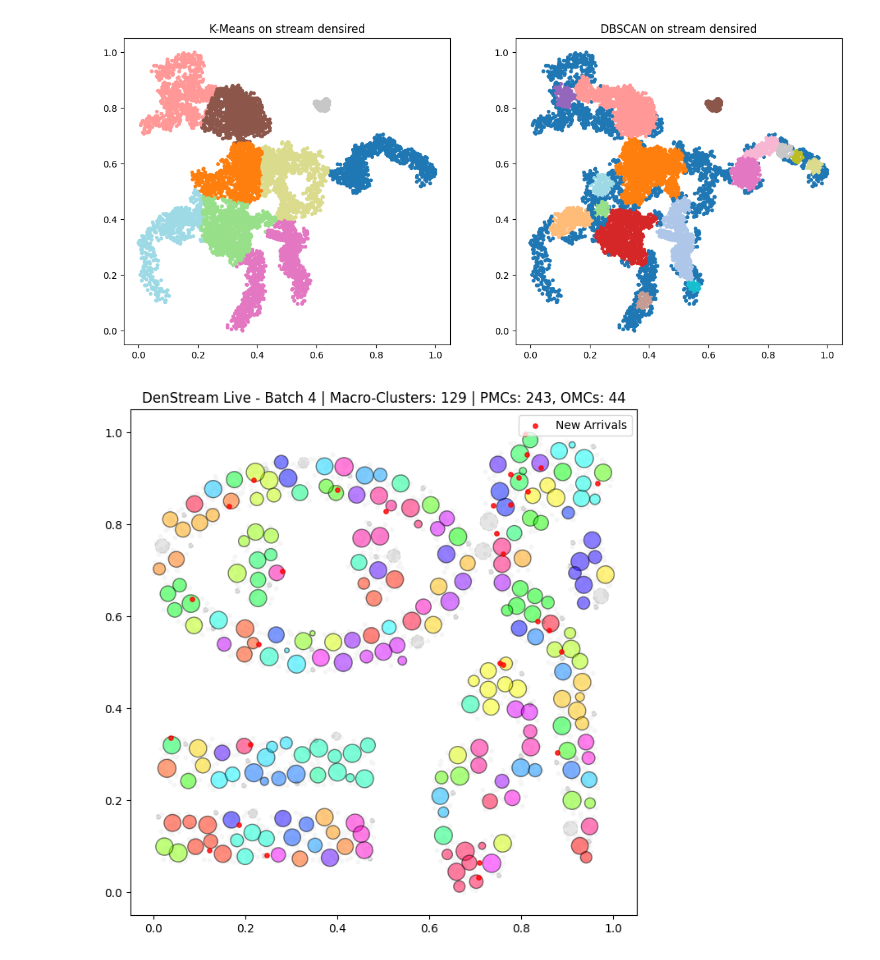
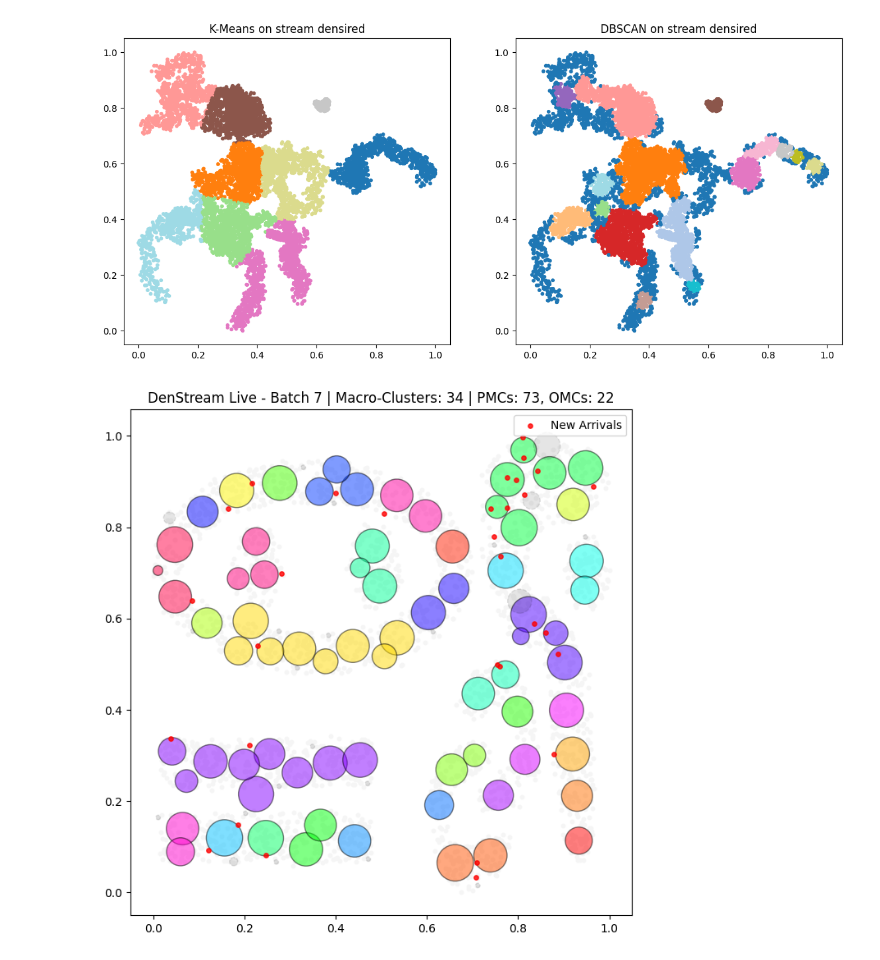
Before and after one commit to justfeelix/denstream, a Jupyter notebook: playground.ipynb, the cells around one changed output. Saved outputs shown, nothing was run; the diff lists cells and outputs as text; code cells hidden in the pictures.

```diff
--- a/playground.ipynb
+++ b/playground.ipynb
@@ -126,9 +126,9 @@ X, _ = datahandler.load_data("complex9")
 
 # - lambda: this is the forgetting rate -> how fast the algorithm forgets old data
 
-denstream = DenStream(epsilon=0.02, mu=8.0, beta=0.2, lambda_decay=0.00001)
+denstream = DenStream(epsilon=0.04, mu=5.0, beta=0.45, lambda_decay=0.000001)
 
-batch_size = 1000
+batch_size = 500
 num_batches = len(X) // batch_size
 
 
@@ -187,31 +187,31 @@ for i in range(num_batches + 1):
             # this is an OMC or a PMC that didn't have enough weight
             color = 'black'
             alpha = 0.1
             edge_style = '--' # Dashed borders for noise mc
         else:
             # this is a valid, clustered PMC
             color = get_distinct_color(cluster_id)
             alpha = 0.5
             edge_style = '-'
 
         # Draw the bubble! (We enforce a minimum visual radius of 0.005 so brand new 1-point OMCs are visible)
         circle = Circle(center, max(radius, 0.005),
                         linewidth=1, edgecolor='black', linestyle=edge_style,
                         facecolor=color, alpha=alpha, zorder=1)
         ax.add_patch(circle)
 
     # Calculate stats for the title
     unique_clusters = set(val for val in clustering_dict.values() if val != -1)
     num_clusters = len(unique_clusters)
     num_pmcs = sum(1 for mc in summaries.values() if mc.mc_type.value == "potential")
     num_omcs = sum(1 for mc in summaries.values() if mc.mc_type.value == "outlier")
 
     ax.set_title(f"DenStream Live - Batch {i+1} | Macro-Clusters: {num_clusters} | PMCs: {num_pmcs}, OMCs: {num_omcs}")
     ax.set_aspect('equal', 'box')
     ax.legend(loc="upper right")
 
     plt.show()
 
     time.sleep(0.5)
 # %% [output]
-[figure, old version]
+[figure, new version]
```
Also changed, not shown: 1 other file.
